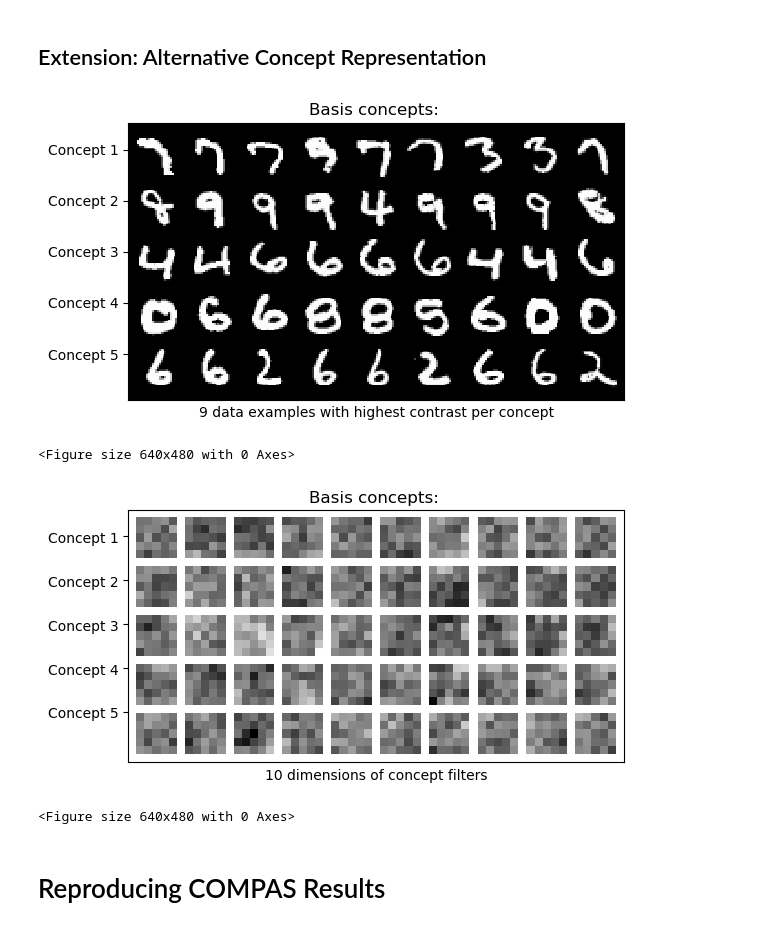
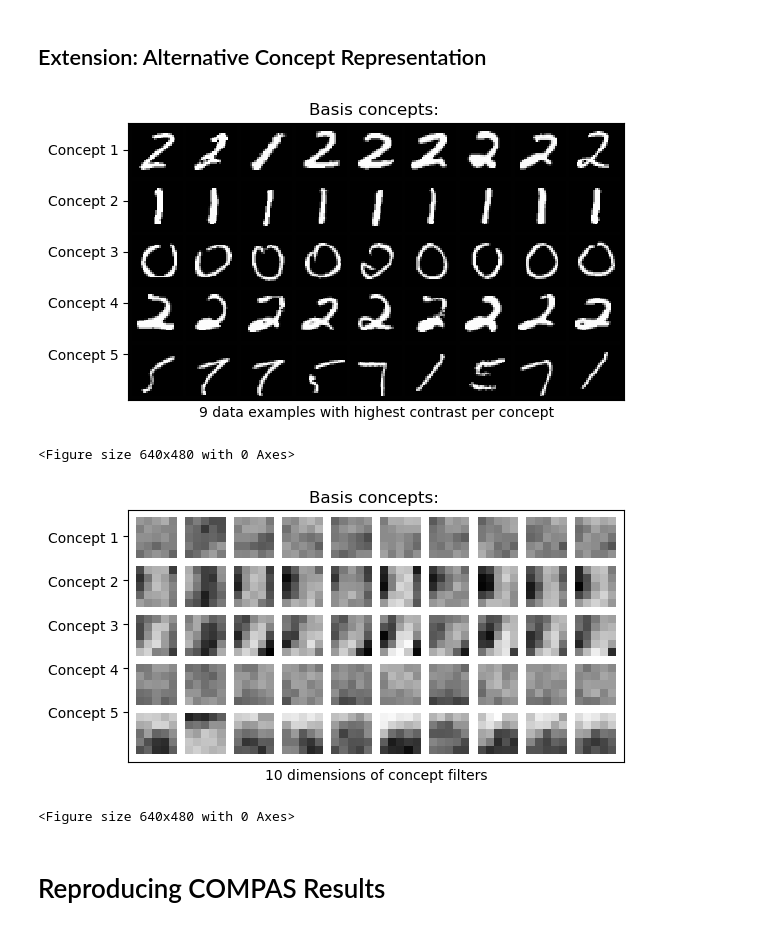
Before and after one commit to AmanDaVinci/SENN, a Jupyter notebook: report_chris.ipynb, the cells around one changed output. Cells and saved outputs as stored; diff of their text form; code cells hidden in the pictures.

```diff
--- a/report_chris.ipynb
+++ b/report_chris.ipynb
@@ -39 +59,3 @@ config = SimpleNamespace(**config)
+# %%
+mnist_config = get_config("mnist_demo.json")
 # %% [markdown]
@@ -41,4 +63,4 @@ config = SimpleNamespace(**config)
 # %%
-_, _, test_dl = get_dataloader(config)
+_, _, mnist_test_dl = get_dataloader(mnist_config)
 # %% [markdown]
 ## Load Trained Model
@@ -81,0 +67,6 @@ Test Mean Accuracy: 0.989 %
+# %%
+conceptizer = ConvConceptizer(**mnist_config.__dict__)
+parameterizer = ConvParameterizer(**mnist_config.__dict__)
+aggregator = SumAggregator(**mnist_config.__dict__)
+
+mnist_SENN = SENN(conceptizer, parameterizer, aggregator)
@@ -81,0 +75,4 @@ Test Mean Accuracy: 0.989 %
+# %%
+mnist_checkpoint = load_checkpoint(mnist_config)
+
+mnist_SENN.load_state_dict(mnist_checkpoint['model_state'])
@@ -102,12 +109,12 @@ _ = plot_lambda_accuracy(config_list, num_seeds=1, valid=True)
 # %% [markdown]
 ## Extension: Alternative Concept Representation
 # %%
-show_concepts(model, test_dl, 'contrast')
-show_concepts(model, test_dl, 'filter')
+show_concepts(mnist_SENN, mnist_test_dl, 'contrast')
+show_concepts(mnist_SENN, mnist_test_dl, 'filter')
 # %% [output]
-[figure, old version]
+[figure, new version]
 <Figure size 640x480 with 0 Axes>
-[figure, old version]
+[figure, new version]
 <Figure size 640x480 with 0 Axes>
 # %% [markdown]
 # Reproducing COMPAS Results
```
Also changed, not shown: parts of 48 cells of this notebook, 5 other files.
